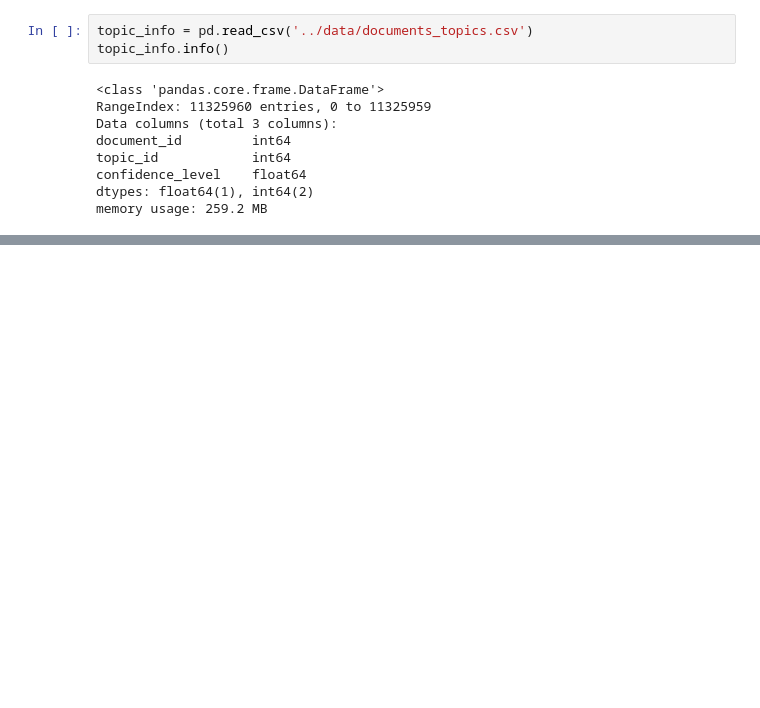
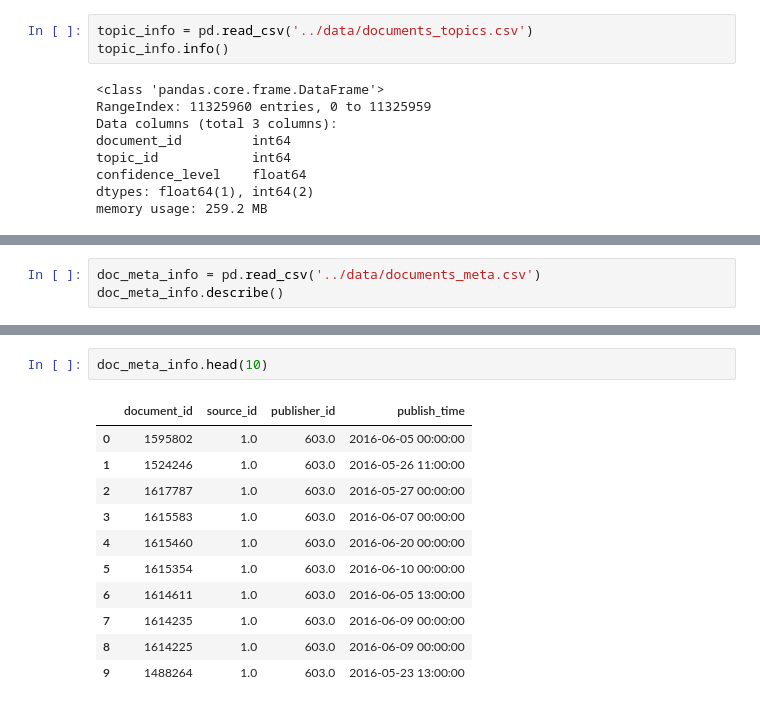
Before and after one commit to nicolaepetridean/content_recommend_eda, a Jupyter notebook: src/EDA.ipynb, the cells around one changed output, grey strips where cells are left out. Saved outputs shown, nothing was run; the diff lists cells and outputs as text; blank space fills up the shorter version.

```diff
--- a/src/EDA.ipynb
+++ b/src/EDA.ipynb
@@ -553,0 +561,3 @@ sns.barplot(x=category_info['category_id'], y=category_info.groupby('category_id
+# %%
+doc_meta_info = pd.read_csv('../data/documents_meta.csv')
+doc_meta_info.describe()
@@ -553,0 +574,14 @@ sns.barplot(x=category_info['category_id'], y=category_info.groupby('category_id
+# %%
+doc_meta_info.head(10)
+# %% [output]
+|  | document_id | source_id | publisher_id | publish_time |
+| 0 | 1595802 | 1.0 | 603.0 | 2016-06-05 00:00:00 |
+| 1 | 1524246 | 1.0 | 603.0 | 2016-05-26 11:00:00 |
+| 2 | 1617787 | 1.0 | 603.0 | 2016-05-27 00:00:00 |
+| 3 | 1615583 | 1.0 | 603.0 | 2016-06-07 00:00:00 |
+| 4 | 1615460 | 1.0 | 603.0 | 2016-06-20 00:00:00 |
+| 5 | 1615354 | 1.0 | 603.0 | 2016-06-10 00:00:00 |
+| 6 | 1614611 | 1.0 | 603.0 | 2016-06-05 13:00:00 |
+| 7 | 1614235 | 1.0 | 603.0 | 2016-06-09 00:00:00 |
+| 8 | 1614225 | 1.0 | 603.0 | 2016-06-09 00:00:00 |
+| 9 | 1488264 | 1.0 | 603.0 | 2016-05-23 13:00:00 |
```
Also changed, not shown: parts of 6 cells of this notebook.
